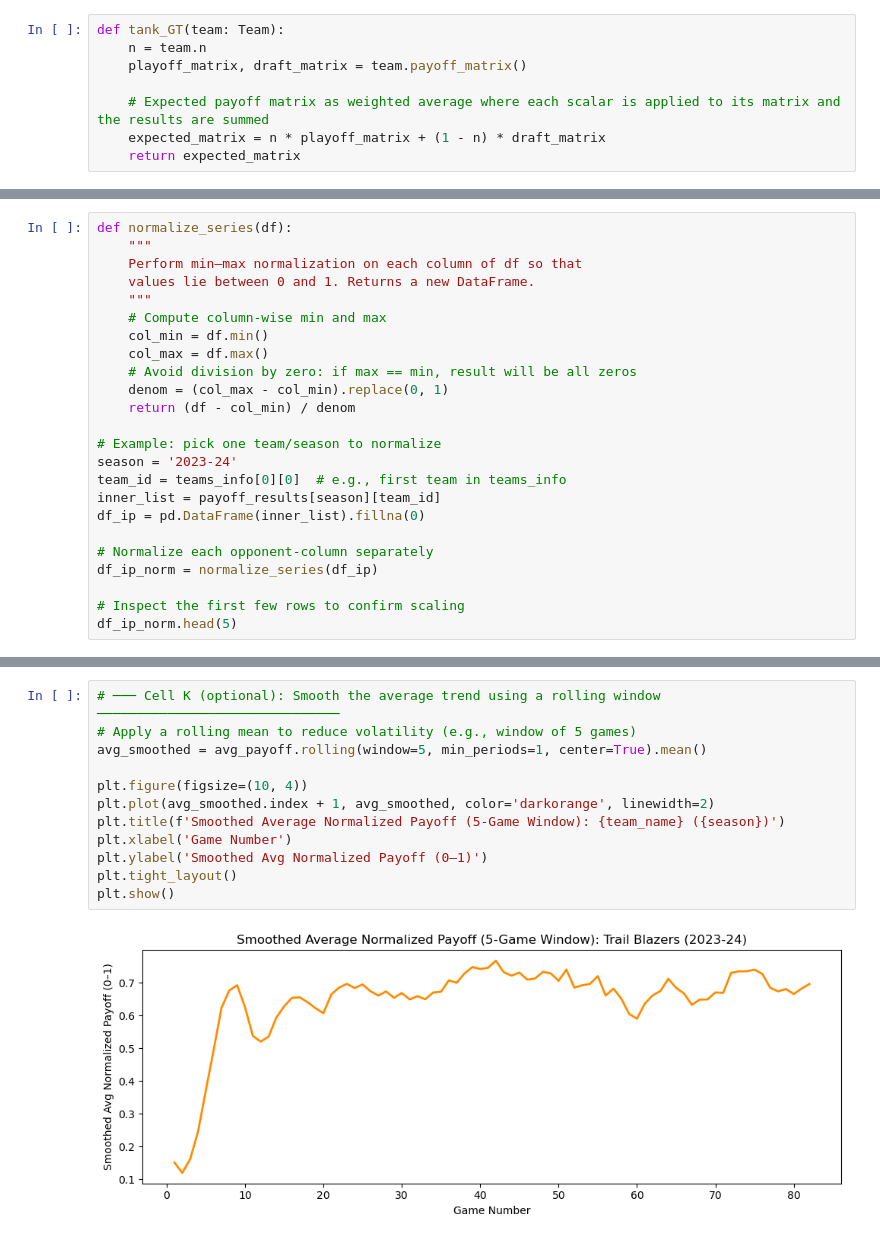
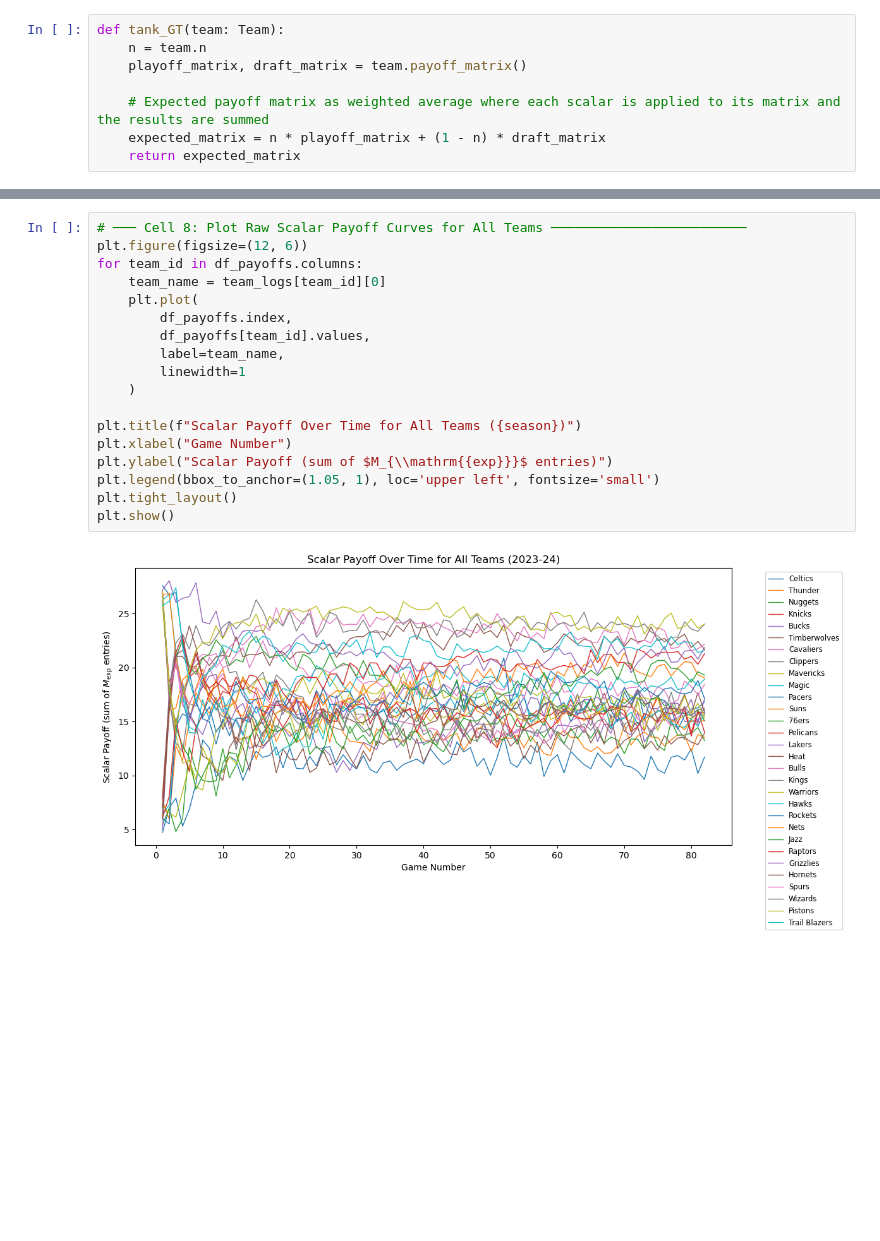
Before and after one commit to ebchassine/Math-34-Final-Project, a Jupyter notebook: EGT_Model.ipynb, the cells around one changed output, grey strips where cells are left out. Drawn from its saved outputs; the diff is of its cells as text; blank space fills up the shorter version.

Commit message:
Added League wise average

```diff
--- a/EGT_Model.ipynb
+++ b/EGT_Model.ipynb
@@ -250,24 +219,0 @@ for season in seasons:
-# %%
-def normalize_series(df):
-    """
-    Perform min–max normalization on each column of df so that
-    values lie between 0 and 1. Returns a new DataFrame.
-    """
-    # Compute column‐wise min and max
-    col_min = df.min()
-    col_max = df.max()
-    # Avoid division by zero: if max == min, result will be all zeros
-    denom = (col_max - col_min).replace(0, 1)
-    return (df - col_min) / denom
-
-# Example: pick one team/season to normalize
-season = '2023-24'
-team_id = teams_info[0][0]  # e.g., first team in teams_info
-inner_list = payoff_results[season][team_id]
-df_ip = pd.DataFrame(inner_list).fillna(0)
-
-# Normalize each opponent‐column separately
-df_ip_norm = normalize_series(df_ip)
-
-# Inspect the first few rows to confirm scaling
-df_ip_norm.head(5)
@@ -309,14 +220,20 @@ plt.show()
-# %%
-# ─── Cell K (optional): Smooth the average trend using a rolling window ───────────────────────────────
-# Apply a rolling mean to reduce volatility (e.g., window of 5 games)
-avg_smoothed = avg_payoff.rolling(window=5, min_periods=1, center=True).mean()
-
-plt.figure(figsize=(10, 4))
-plt.plot(avg_smoothed.index + 1, avg_smoothed, color='darkorange', linewidth=2)
-plt.title(f'Smoothed Average Normalized Payoff (5‐Game Window): {team_name} ({season})')
-plt.xlabel('Game Number')
-plt.ylabel('Smoothed Avg Normalized Payoff (0–1)')
-plt.tight_layout()
-plt.show()
-# %% [output]
-[figure, removed]
+# %%
+# ─── Cell 8: Plot Raw Scalar Payoff Curves for All Teams ─────────────────────────
+plt.figure(figsize=(12, 6))
+for team_id in df_payoffs.columns:
+    team_name = team_logs[team_id][0]
+    plt.plot(
+        df_payoffs.index,
+        df_payoffs[team_id].values,
+        label=team_name,
+        linewidth=1
+    )
+
+plt.title(f"Scalar Payoff Over Time for All Teams ({season})")
+plt.xlabel("Game Number")
+plt.ylabel("Scalar Payoff (sum of $M_{\\mathrm{{exp}}}$ entries)")
+plt.legend(bbox_to_anchor=(1.05, 1), loc='upper left', fontsize='small')
+plt.tight_layout()
+plt.show()
+# %% [output]
+[figure, added]
```
Also changed, not shown: parts of 13 cells of this notebook.
